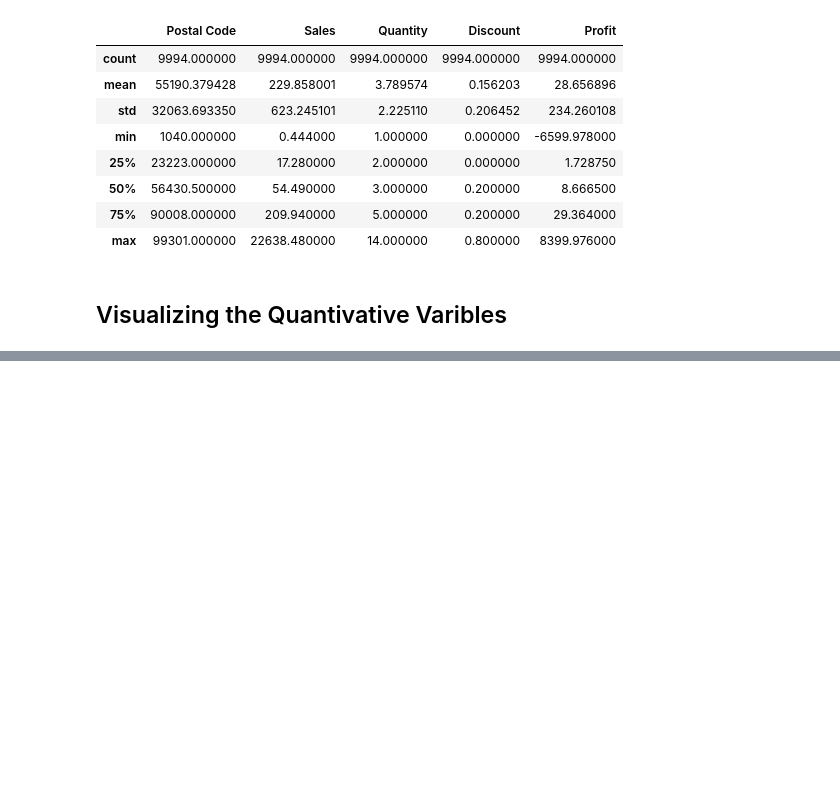
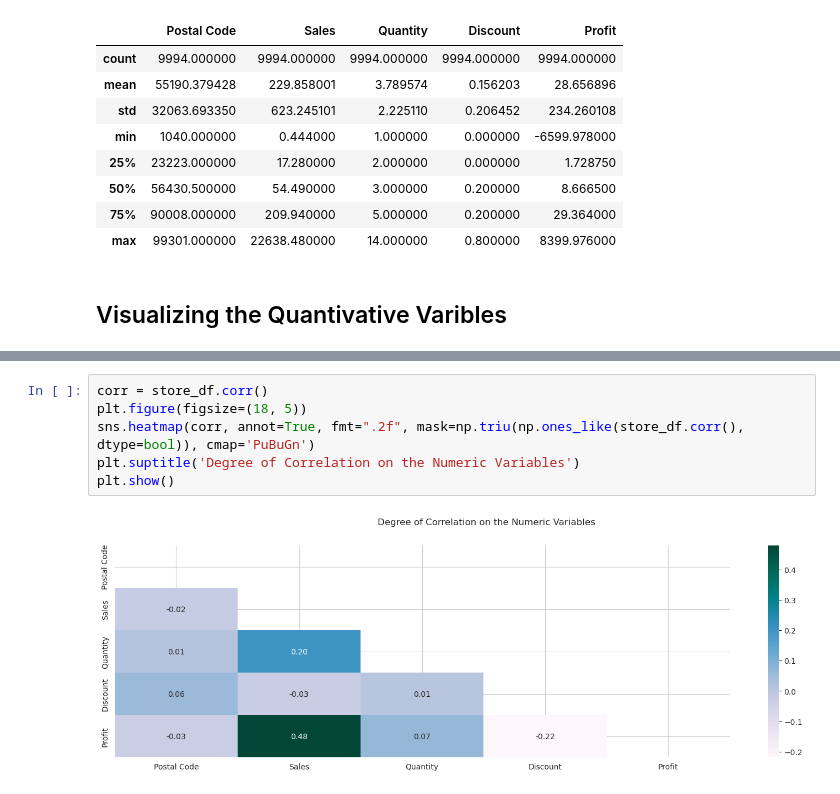
Before and after one commit to Jefest1/sample_store_analysis, a Jupyter notebook: Sample_store.ipynb, the cells around one changed output, grey strips where cells are left out. Cells and saved outputs as stored; diff of their text form; blank space fills up the shorter version.

```diff
--- a/Sample_store.ipynb
+++ b/Sample_store.ipynb
@@ -213,0 +235,8 @@ g.despine(left=True)
+# %%
+corr = store_df.corr()
+plt.figure(figsize=(18, 5))
+sns.heatmap(corr, annot=True, fmt=".2f", mask=np.triu(np.ones_like(store_df.corr(), dtype=bool)), cmap='PuBuGn')
+plt.suptitle('Degree of Correlation on the Numeric Variables')
+plt.show()
+# %% [output]
+[figure, added]
```
Also changed, not shown: parts of 9 cells of this notebook.
